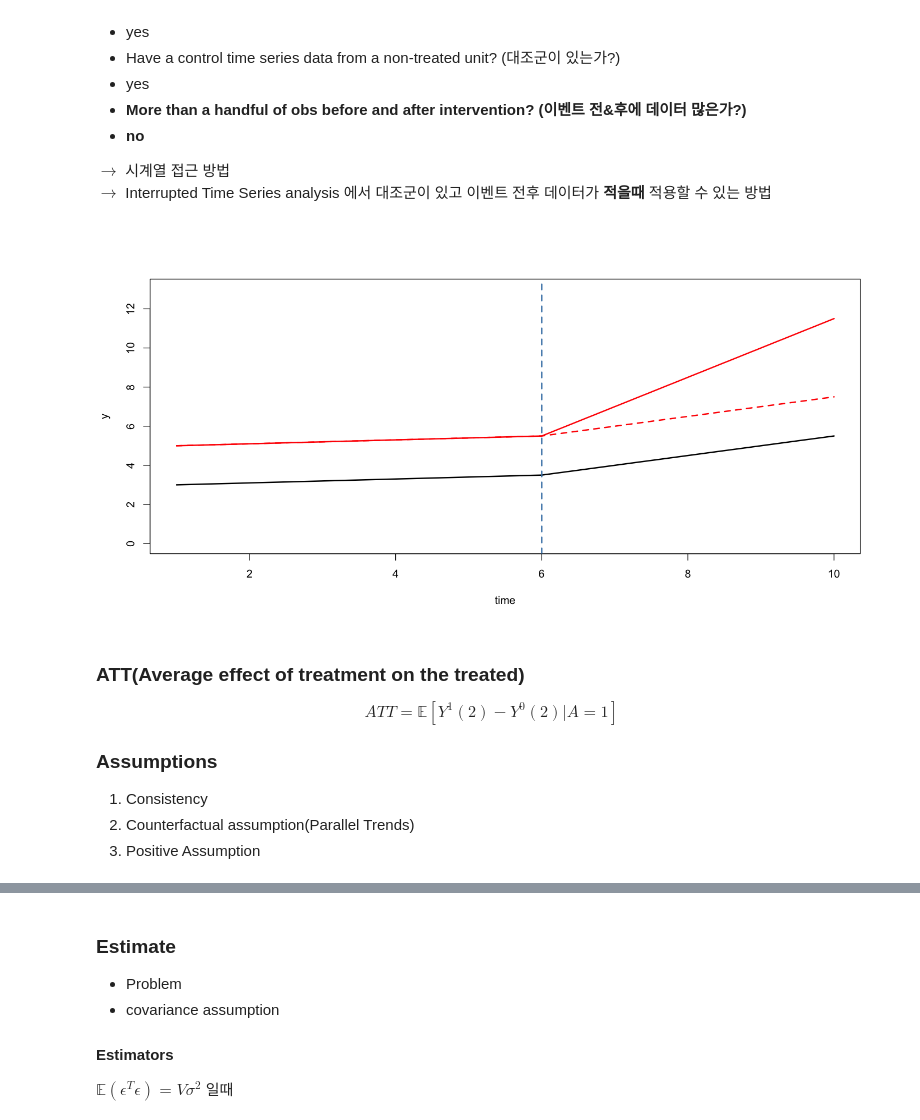
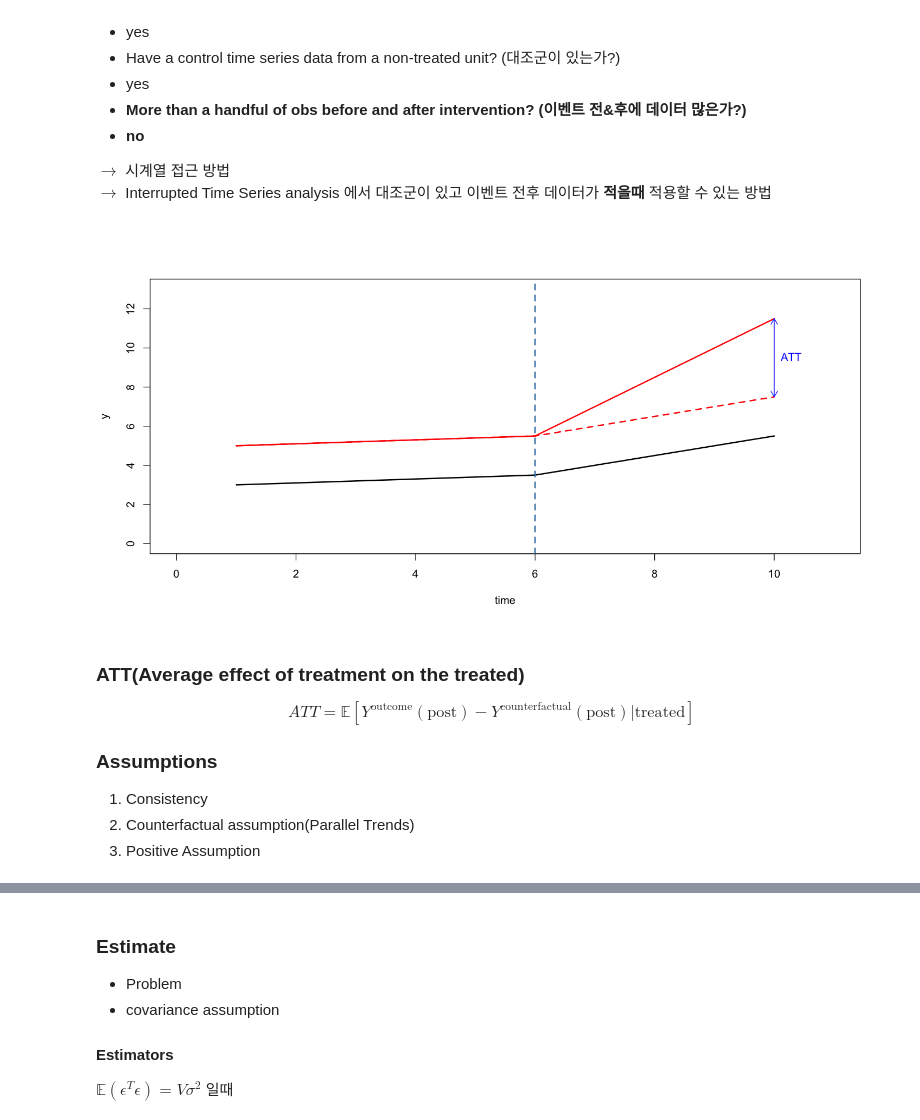
Before and after one commit to Yimdh/progress, a Jupyter notebook: stat/causalInference/[paper]usingCausalInference_Uber/02_Difference-in-difference.ipynb, the cells around one changed output, grey strips where cells are left out. Drawn from its saved outputs; the diff is of its cells as text; code cells hidden in the pictures.

```diff
--- a/stat/causalInference/[paper]usingCausalInference_Uber/02_Difference-in-difference.ipynb
+++ b/stat/causalInference/[paper]usingCausalInference_Uber/02_Difference-in-difference.ipynb
@@ -13,17 +13,19 @@ $\rightarrow$ Interrupted Time Series analysis 에서 대조군이 있고 이벤
 # %%
 y1<-seq(0,0.5,by=.1)
 y2<-c(1,1.5,2,2.5)
 y3<-c(2,3.5,5,6.5)
 options(repr.plot.width=12, repr.plot.height=6)
-plot(c(y1,y2)+3,type='l',ylim=c(0,13),ylab='y',xlab='time',lwd=2)
+plot(c(y1,y2)+3,type='l',ylim=c(0,13),xlim=c(0,11),ylab='y',xlab='time',lwd=2)
 lines(c(y1,y3)+5,col='red',lwd=2)
 lines(c(y1,y2)+5,col='red',lwd=2,lty=2)
 abline(v=6,col='steelblue',lwd=2,lty=2)
+arrows(10,7.5,10,11.5,code=3,length=0.1,col='blue')
+text(10,9.5,'ATT',pos=4,col='blue')
 # %% [output]
-[figure, old version]
+[figure, new version]
 # %% [markdown]
 ### ATT(Average effect of treatment on the treated)
-$$ATT = \mathbb E [Y^1(2)-Y^0(2)|A=1]$$
+$$ATT = \mathbb E [Y^{\text{outcome}}(\text{post})-Y^{\text{counterfactual}}(\text{post})|\text {treated}]$$
 
 ### Assumptions
 1. Consistency
```
Also changed, not shown: parts of 14 cells of this notebook.
